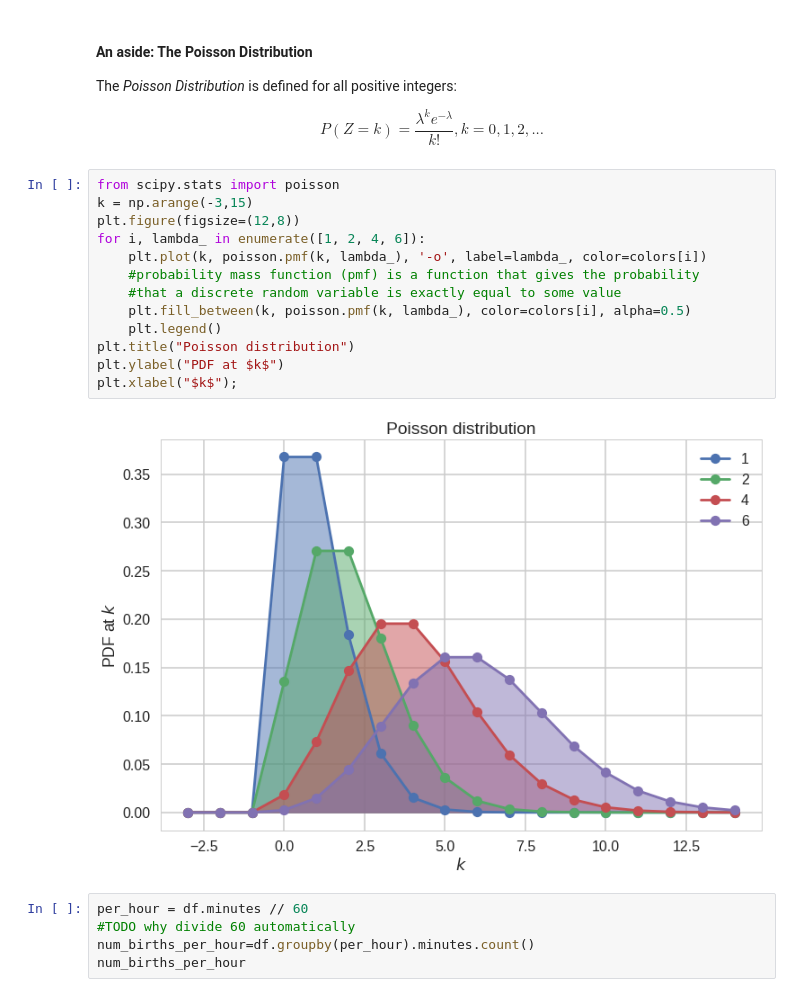
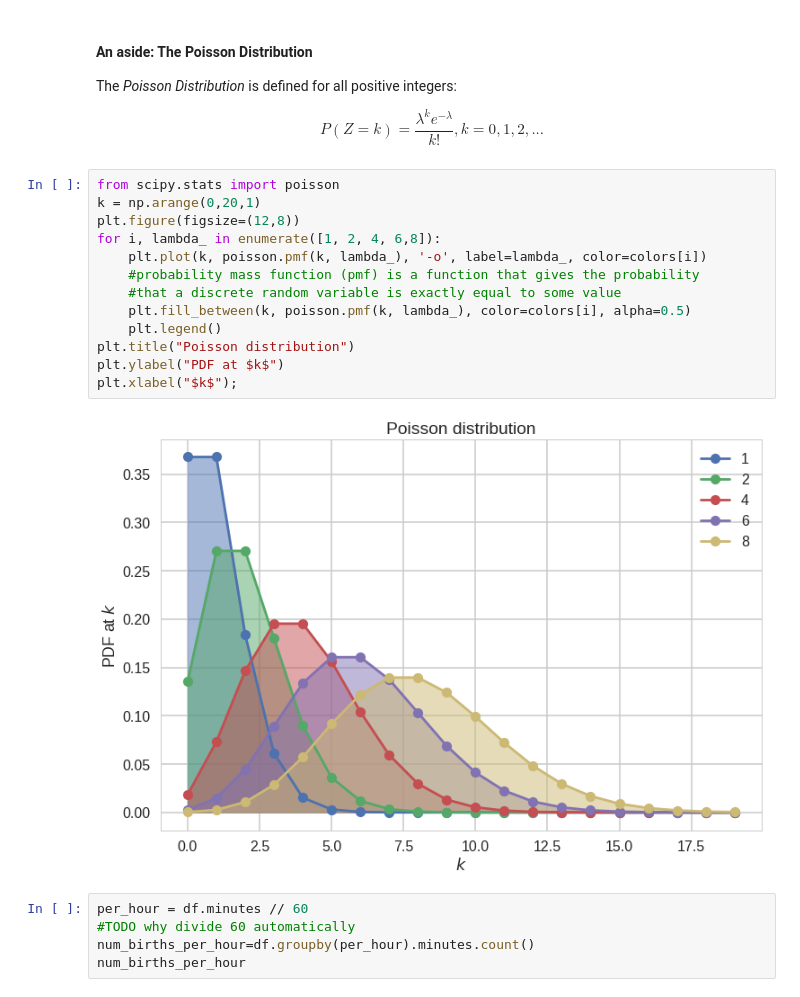
Before and after one commit to ShichengChen/cs109, a Jupyter notebook: 2015lab3-master/Lab3-Freq.ipynb, the cells around one changed output. Drawn from its saved outputs; the diff is of its cells as text.

```diff
--- a/2015lab3-master/Lab3-Freq.ipynb
+++ b/2015lab3-master/Lab3-Freq.ipynb
@@ -263,19 +263,19 @@ The *Poisson Distribution* is defined for all positive integers:
 $$P(Z=k)=\frac{\lambda^k e^{−\lambda}}{k!}, k=0,1,2,... $$
 # %%
 from scipy.stats import poisson
-k = np.arange(-3,15)
+k = np.arange(0,20,1)
 plt.figure(figsize=(12,8))
-for i, lambda_ in enumerate([1, 2, 4, 6]):
+for i, lambda_ in enumerate([1, 2, 4, 6,8]):
     plt.plot(k, poisson.pmf(k, lambda_), '-o', label=lambda_, color=colors[i])
     #probability mass function (pmf) is a function that gives the probability
     #that a discrete random variable is exactly equal to some value
     plt.fill_between(k, poisson.pmf(k, lambda_), color=colors[i], alpha=0.5)
     plt.legend()
 plt.title("Poisson distribution")
 plt.ylabel("PDF at $k$")
 plt.xlabel("$k$");
 # %% [output]
-[figure, old version]
+[figure, new version]
 # %%
 per_hour = df.minutes // 60
 #TODO why divide 60 automatically
```
Also changed, not shown: parts of 2 cells of this notebook.
